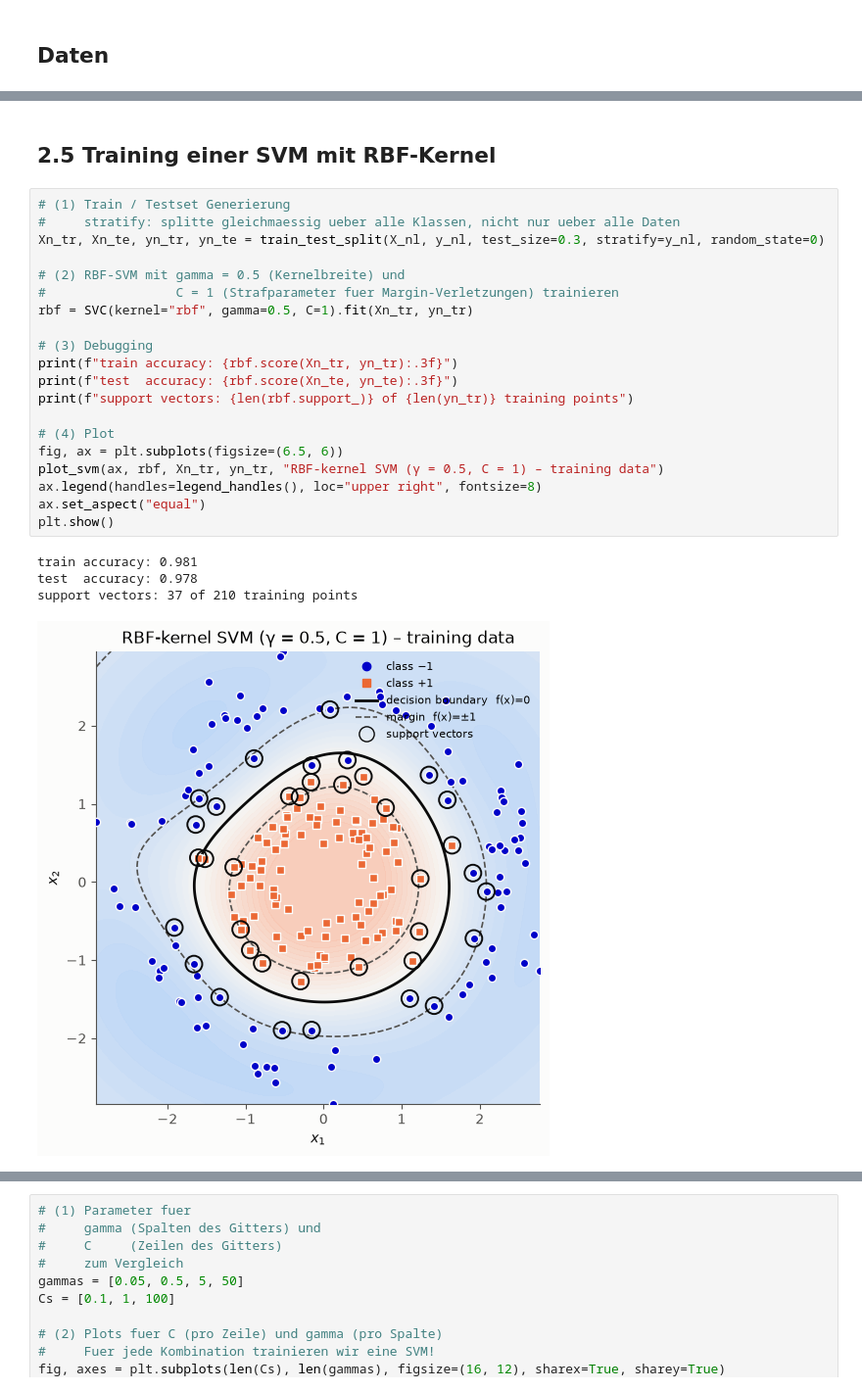
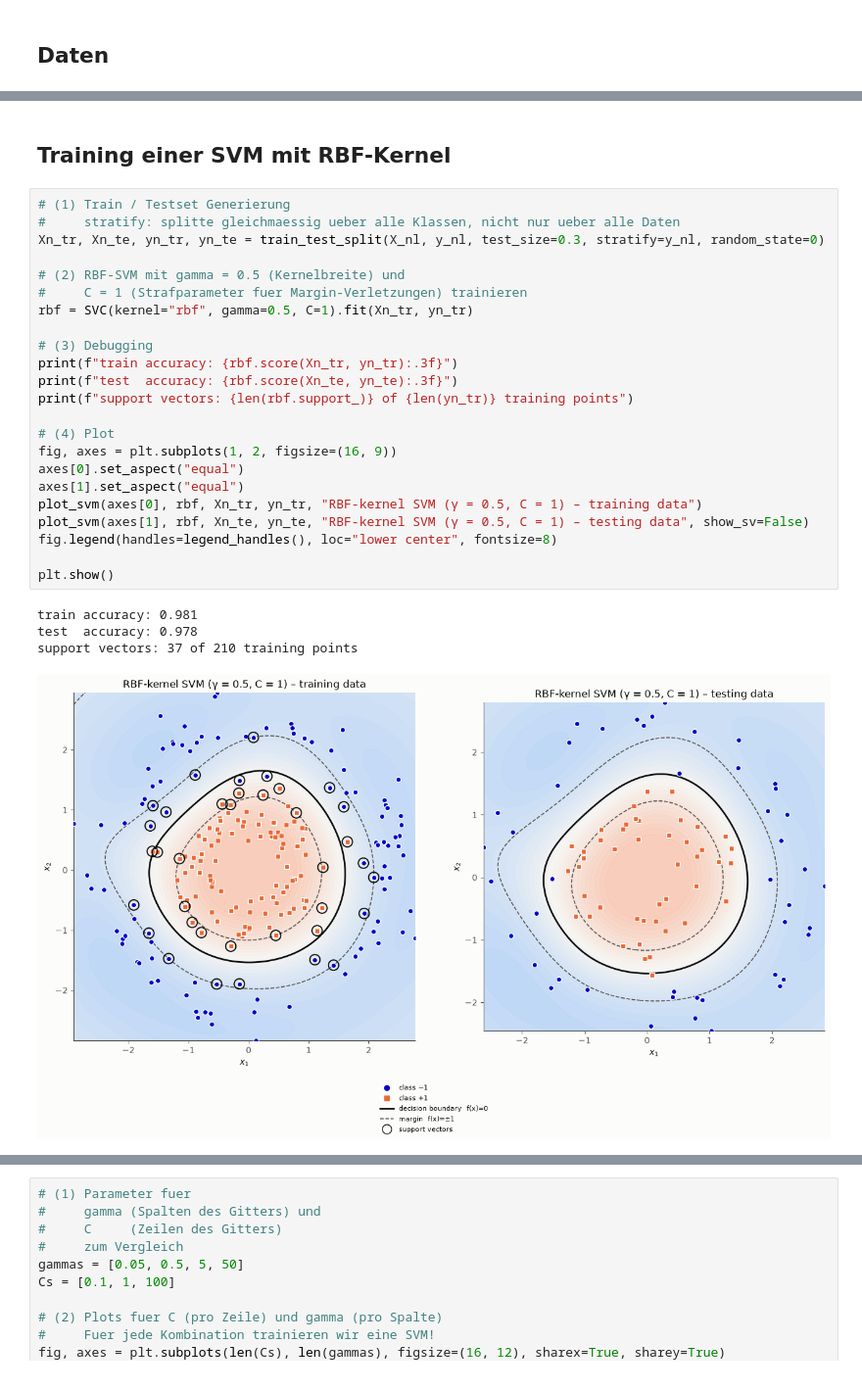
Before and after one commit to TeresaBotschen/svmTutorial, a Jupyter notebook: svm_tutorial_rbf.ipynb, the cells around one changed output, grey strips where cells are left out. Shown at 98% size. Drawn from its saved outputs; the diff is of its cells as text.

```diff
--- a/svm_tutorial_rbf.ipynb
+++ b/svm_tutorial_rbf.ipynb
@@ -202,27 +58,30 @@ plt.show()
 # %% [markdown]
-## 2.5 Training einer SVM mit RBF-Kernel
+## Training einer SVM mit RBF-Kernel
 # %%
 # (1) Train / Testset Generierung
 #     stratify: splitte gleichmaessig ueber alle Klassen, nicht nur ueber alle Daten
 Xn_tr, Xn_te, yn_tr, yn_te = train_test_split(X_nl, y_nl, test_size=0.3, stratify=y_nl, random_state=0)
 
 # (2) RBF-SVM mit gamma = 0.5 (Kernelbreite) und
-#                 C = 1 (Strafparameter fuer Margin-Verletzungen) trainieren
+#     C = 1 (Strafparameter fuer Margin-Verletzungen) trainieren
 rbf = SVC(kernel="rbf", gamma=0.5, C=1).fit(Xn_tr, yn_tr)
 
 # (3) Debugging
 print(f"train accuracy: {rbf.score(Xn_tr, yn_tr):.3f}")
 print(f"test  accuracy: {rbf.score(Xn_te, yn_te):.3f}")
 print(f"support vectors: {len(rbf.support_)} of {len(yn_tr)} training points")
 
 # (4) Plot
-fig, ax = plt.subplots(figsize=(6.5, 6))
-plot_svm(ax, rbf, Xn_tr, yn_tr, "RBF-kernel SVM (γ = 0.5, C = 1) – training data")
-ax.legend(handles=legend_handles(), loc="upper right", fontsize=8)
-ax.set_aspect("equal")
+fig, axes = plt.subplots(1, 2, figsize=(16, 9))
+axes[0].set_aspect("equal")
+axes[1].set_aspect("equal")
+plot_svm(axes[0], rbf, Xn_tr, yn_tr, "RBF-kernel SVM (γ = 0.5, C = 1) – training data")
+plot_svm(axes[1], rbf, Xn_te, yn_te, "RBF-kernel SVM (γ = 0.5, C = 1) – testing data", show_sv=False)
+fig.legend(handles=legend_handles(), loc="lower center", fontsize=8)
+
 plt.show()
 # %% [output]
 train accuracy: 0.981
 test  accuracy: 0.978
 support vectors: 37 of 210 training points
-[figure, old version]
+[figure, new version]
```
Also changed, not shown: parts of 13 cells of this notebook.
